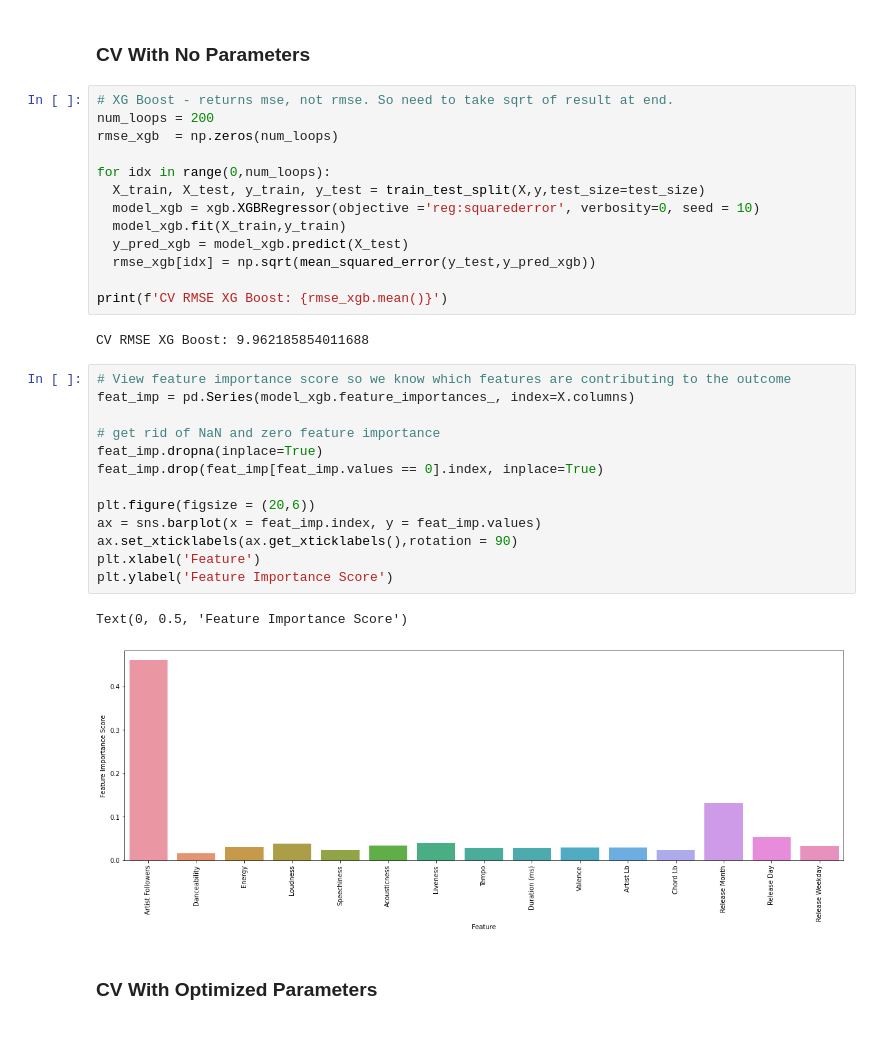
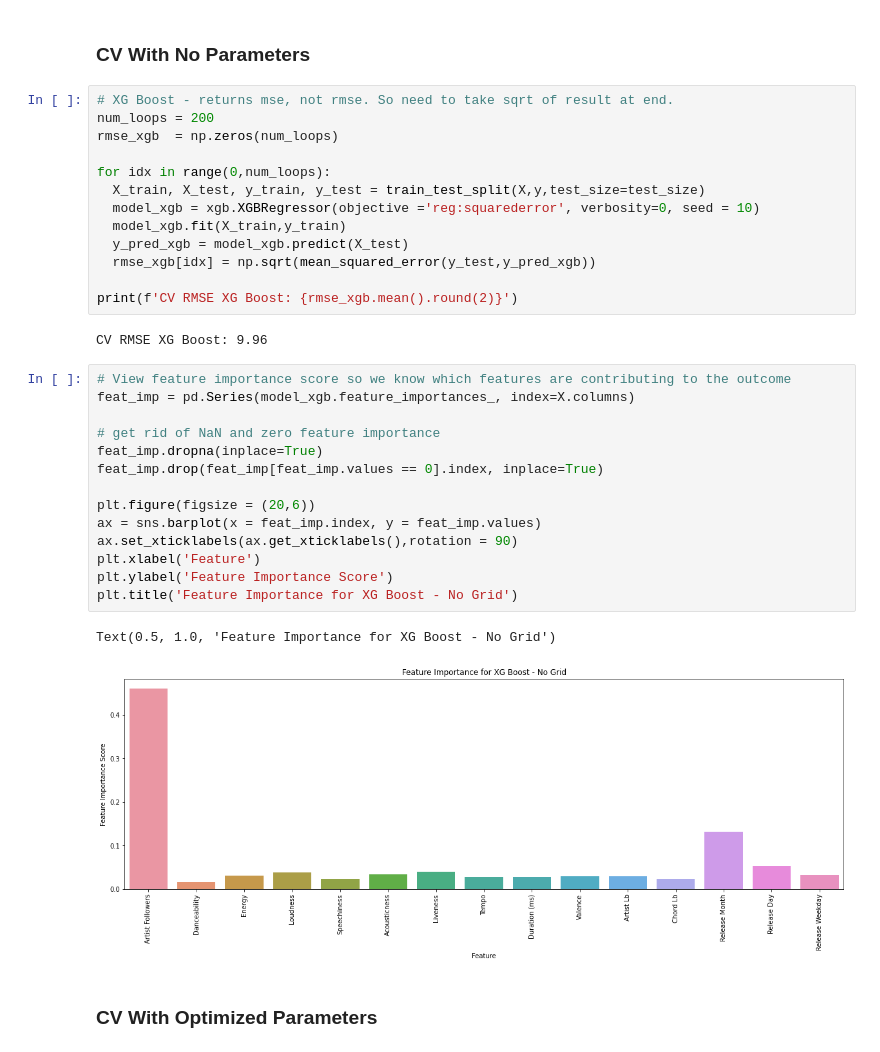
Before and after one commit to cfcastillo/DS-6-Notebooks, a Jupyter notebook: Project_3_Notebook_cfc.ipynb, the cells around one changed output. Cells and saved outputs as stored; diff of their text form.

```diff
--- a/Project_3_Notebook_cfc.ipynb
+++ b/Project_3_Notebook_cfc.ipynb
@@ -713,25 +730,26 @@ for idx in range(0,num_loops):
   y_pred_xgb = model_xgb.predict(X_test)
   rmse_xgb[idx] = np.sqrt(mean_squared_error(y_test,y_pred_xgb))
 
-print(f'CV RMSE XG Boost: {rmse_xgb.mean()}')
+print(f'CV RMSE XG Boost: {rmse_xgb.mean().round(2)}')
 # %% [output]
-CV RMSE XG Boost: 9.962185854011688
+CV RMSE XG Boost: 9.96
 # %%
 # View feature importance score so we know which features are contributing to the outcome
 feat_imp = pd.Series(model_xgb.feature_importances_, index=X.columns)
 
 # get rid of NaN and zero feature importance
 feat_imp.dropna(inplace=True)
 feat_imp.drop(feat_imp[feat_imp.values == 0].index, inplace=True)
 
 plt.figure(figsize = (20,6))
 ax = sns.barplot(x = feat_imp.index, y = feat_imp.values)
 ax.set_xticklabels(ax.get_xticklabels(),rotation = 90)
 plt.xlabel('Feature')
 plt.ylabel('Feature Importance Score')
+plt.title('Feature Importance for XG Boost - No Grid')
 # %% [output]
-Text(0, 0.5, 'Feature Importance Score')
+Text(0.5, 1.0, 'Feature Importance for XG Boost - No Grid')
-[figure, old version]
+[figure, new version]
 # %% [markdown]
 ### CV With Optimized Parameters
 # %%
```
Also changed, not shown: parts of 8 cells of this notebook.
